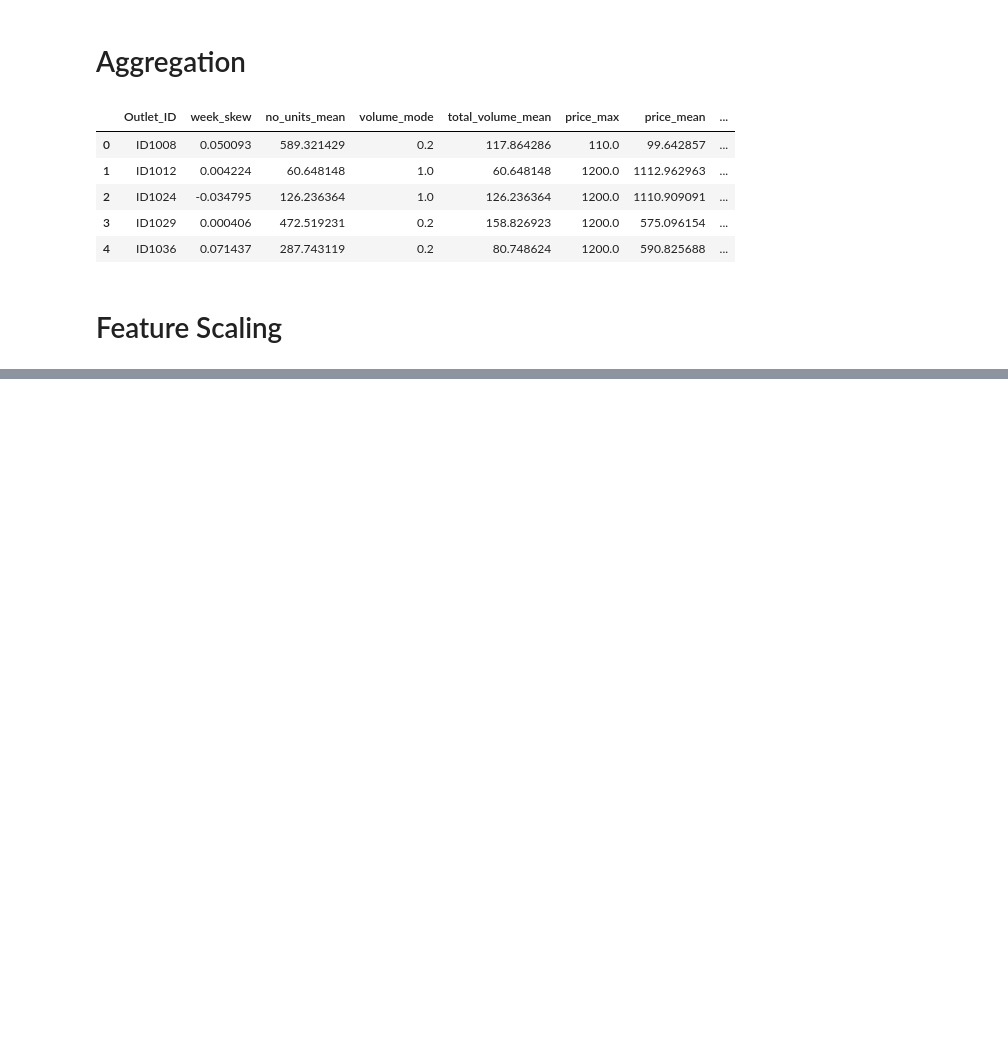
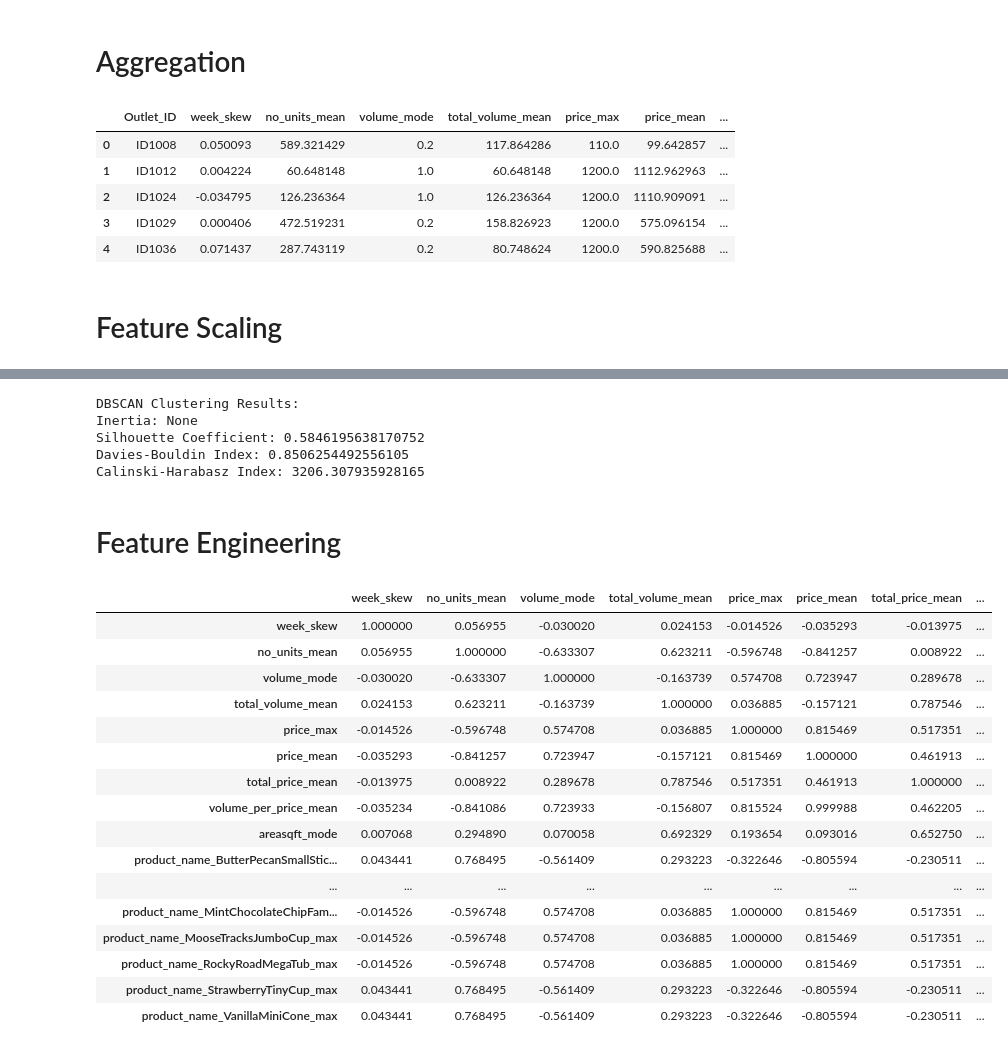
Before and after one commit to AnoshanJ/Datastorm4.0, a Jupyter notebook: Round 2/0-DataExploration.ipynb, the cells around one changed output, grey strips where cells are left out. Drawn from its saved outputs; the diff is of its cells as text; code cells hidden in the pictures; blank space fills up the shorter version.

```diff
--- a/Round 2/0-DataExploration.ipynb
+++ b/Round 2/0-DataExploration.ipynb
@@ -272,0 +315,26 @@ CombinedData_clean_4.head()
+# %%
+def clean_data(CombinedData_clean_5):
+    # Change column type to category for column: 'product_name_ButterPecanSmallStick_max'
+    CombinedData_clean_5 = CombinedData_clean_5.astype({'product_name_ButterPecanSmallStick_max': 'category'})
+    # Change column type to category for column: 'product_name_ChocolateFudgeBigScoop_max'
+    CombinedData_clean_5 = CombinedData_clean_5.astype({'product_name_ChocolateFudgeBigScoop_max': 'category'})
+    # Change column type to category for column: 'product_name_ChocolatePetiteBar_max'
+    CombinedData_clean_5 = CombinedData_clean_5.astype({'product_name_ChocolatePetiteBar_max': 'category'})
+    # Change column type to category for column: 'product_name_MintBitesizePop_max'
+    CombinedData_clean_5 = CombinedData_clean_5.astype({'product_name_MintBitesizePop_max': 'category'})
+    # Change column type to category for column: 'product_name_CookiesandCreamMegaTub_max'
+    CombinedData_clean_5 = CombinedData_clean_5.astype({'product_name_CookiesandCreamMegaTub_max': 'category'})
+    # Change column type to category for column: 'product_name_MintChocolateChipFamilyPack_max'
+    CombinedData_clean_5 = CombinedData_clean_5.astype({'product_name_MintChocolateChipFamilyPack_max': 'category'})
+    # Change column type to category for column: 'product_name_MooseTracksJumboCup_max'
+    CombinedData_clean_5 = CombinedData_clean_5.astype({'product_name_MooseTracksJumboCup_max': 'category'})
+    # Change column type to category for column: 'product_name_RockyRoadMegaTub_max'
+    CombinedData_clean_5 = CombinedData_clean_5.astype({'product_name_RockyRoadMegaTub_max': 'category'})
+    # Change column type to category for column: 'product_name_StrawberryTinyCup_max'
+    CombinedData_clean_5 = CombinedData_clean_5.astype({'product_name_StrawberryTinyCup_max': 'category'})
+    # Change column type to category for column: 'product_name_VanillaMiniCone_max'
+    CombinedData_clean_5 = CombinedData_clean_5.astype({'product_name_VanillaMiniCone_max': 'category'})
+    return CombinedData_clean_5
+
+CombinedData_clean_6 = clean_data(CombinedData_clean_5.copy())
+CombinedData_clean_6.head()
@@ -272,0 +444,37 @@ CombinedData_clean_4.head()
+# %%
+# Perform DBSCAN Clustering
+dbscan = DBSCAN(eps=0.5, min_samples=5)
+dbscan_pred = dbscan.fit_predict(CombinedData_clean_6)
+
+# Evaluate the DBSCAN model
+print("DBSCAN Clustering Results:")
+score_segmentation(dbscan, CombinedData_clean_6)
+# %% [output]
+DBSCAN Clustering Results:
+Inertia: None
+Silhouette Coefficient: 0.5846195638170752
+Davies-Bouldin Index: 0.8506254492556105
+Calinski-Harabasz Index: 3206.307935928165
+# %% [markdown]
+# Feature Engineering
+# %%
+corr = CombinedData_clean_6.corr()
+corr.style.background_gradient(cmap='coolwarm')
+# %% [output]
+|  | week_skew | no_units_mean | volume_mode | total_volume_mean | price_max | price_mean | total_price_mean | ... |
+| week_skew | 1.000000 | 0.056955 | -0.030020 | 0.024153 | -0.014526 | -0.035293 | -0.013975 | ... |
+| no_units_mean | 0.056955 | 1.000000 | -0.633307 | 0.623211 | -0.596748 | -0.841257 | 0.008922 | ... |
+| volume_mode | -0.030020 | -0.633307 | 1.000000 | -0.163739 | 0.574708 | 0.723947 | 0.289678 | ... |
+| total_volume_mean | 0.024153 | 0.623211 | -0.163739 | 1.000000 | 0.036885 | -0.157121 | 0.787546 | ... |
+| price_max | -0.014526 | -0.596748 | 0.574708 | 0.036885 | 1.000000 | 0.815469 | 0.517351 | ... |
+| price_mean | -0.035293 | -0.841257 | 0.723947 | -0.157121 | 0.815469 | 1.000000 | 0.461913 | ... |
+| total_price_mean | -0.013975 | 0.008922 | 0.289678 | 0.787546 | 0.517351 | 0.461913 | 1.000000 | ... |
+| volume_per_price_mean | -0.035234 | -0.841086 | 0.723933 | -0.156807 | 0.815524 | 0.999988 | 0.462205 | ... |
+| areasqft_mode | 0.007068 | 0.294890 | 0.070058 | 0.692329 | 0.193654 | 0.093016 | 0.652750 | ... |
+| product_name_ButterPecanSmallStic... | 0.043441 | 0.768495 | -0.561409 | 0.293223 | -0.322646 | -0.805594 | -0.230511 | ... |
+| ... | ... | ... | ... | ... | ... | ... | ... | ... |
+| product_name_MintChocolateChipFam... | -0.014526 | -0.596748 | 0.574708 | 0.036885 | 1.000000 | 0.815469 | 0.517351 | ... |
+| product_name_MooseTracksJumboCup_max | -0.014526 | -0.596748 | 0.574708 | 0.036885 | 1.000000 | 0.815469 | 0.517351 | ... |
+| product_name_RockyRoadMegaTub_max | -0.014526 | -0.596748 | 0.574708 | 0.036885 | 1.000000 | 0.815469 | 0.517351 | ... |
+| product_name_StrawberryTinyCup_max | 0.043441 | 0.768495 | -0.561409 | 0.293223 | -0.322646 | -0.805594 | -0.230511 | ... |
+| product_name_VanillaMiniCone_max | 0.043441 | 0.768495 | -0.561409 | 0.293223 | -0.322646 | -0.805594 | -0.230511 | ... |
```
Also changed, not shown: parts of 14 cells of this notebook.
